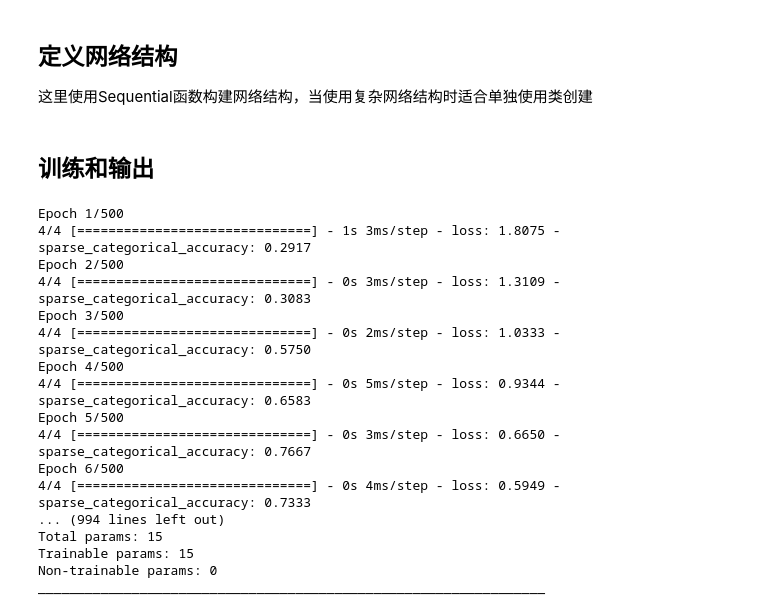
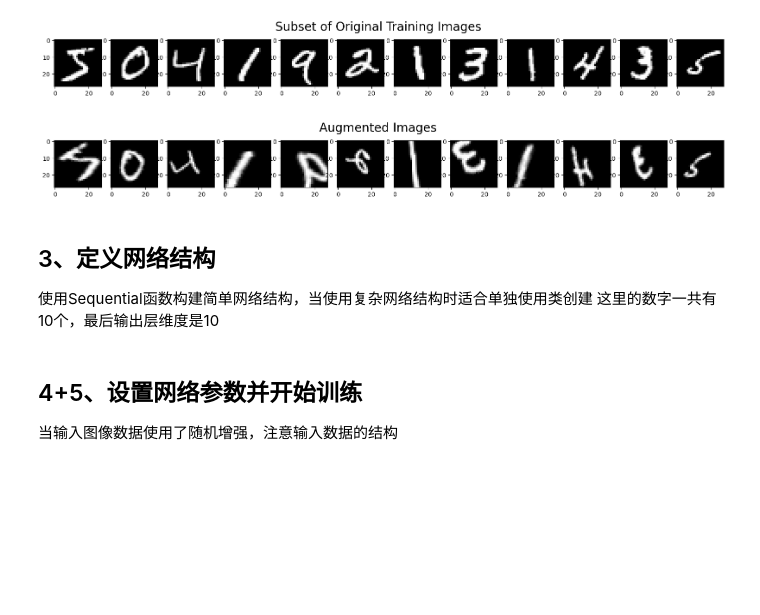
Before and after one commit to Wuito/my_ML_Notebook, a Jupyter notebook: Tensorflow2/2_KerasNN/3_MINIST_baseline.ipynb, the cells around one changed output. Cells and saved outputs as stored; diff of their text form; code cells hidden in the pictures; blank space fills up the shorter version.

```diff
--- a/Tensorflow2/2_KerasNN/3_MINIST_baseline.ipynb
+++ b/Tensorflow2/2_KerasNN/3_MINIST_baseline.ipynb
@@ -65,0 +35,8 @@ x_data add a column:
+# %%
+(x_train, y_train), (x_test, y_test) = tf.keras.datasets.mnist.load_data(path='E:\Code\myMachineLearning\Tensorflow2\Data\mnist.npz')
+
+print('训练集样本的大小:', x_train.shape)
+print('训练集标签的大小:', y_train.shape)
+print('测试集样本的大小:', x_test.shape)
+print('测试集标签的大小:', y_test.shape)
+print(x_test[1])
@@ -66,3 +75,41 @@ x_data add a column:
+# %%
+x_train, x_test = x_train/255.0, x_test/255.0   # 灰度图像数据归一化处理
+
+fig = plt.figure(figsize=(20, 2))
+plt.set_cmap('gray')
+# 显示原始图片
+for i in range(0, 12):
+    ax = fig.add_subplot(1, 12, i + 1)
+    ax.imshow(x_train[i])
+fig.suptitle('Subset of Original Training Images', fontsize=20)
+plt.show()
+
+img_gen = True  # 是否使用数据增强
+if img_gen is True:
+    x_train = x_train.reshape(x_train.shape[0], 28, 28, 1)  # 数据扩充要求输入的数据是四维
+    img_prossess_Gen = tf.keras.preprocessing.image.ImageDataGenerator(
+        rescale=1./1.,
+        horizontal_flip=True,
+        rotation_range=45,
+        width_shift_range=.15,
+        height_shift_range=.15,
+        zoom_range=0.5
+    )
+    img_prossess_Gen.fit(x_train)
+
+    # 显示增强后的图片
+    fig = plt.figure(figsize=(20, 2))
+    for x_batch in img_prossess_Gen.flow(x_train, batch_size=12, shuffle=False):
+        for i in range(0, 12):
+            ax = fig.add_subplot(1, 12, i + 1)
+            ax.imshow(np.squeeze(x_batch[i]))
+        fig.suptitle('Augmented Images', fontsize=20)
+        plt.show()
+        break
+# %% [output]
+[figure, added]
+[figure, added]
 # %% [markdown]
-## 定义网络结构
-这里使用Sequential函数构建网络结构，当使用复杂网络结构时适合单独使用类创建
+## 3、定义网络结构
+使用Sequential函数构建简单网络结构，当使用复杂网络结构时适合单独使用类创建
+这里的数字一共有10个，最后输出层维度是10
@@ -75,23 +115,0 @@ model.compile(optimizer = tf.keras.optimizers.SGD(learning_rate = 0.1), # 参数
-# %% [markdown]
-## 训练和输出
-# %%
-model.fit(x_train,y_train, epochs=500, validation_freq=20, validation_split=0.2)
-model.summary()
-# %% [output]
-Epoch 1/500
-4/4 [==============================] - 1s 3ms/step - loss: 1.8075 - sparse_categorical_accuracy: 0.2917
-Epoch 2/500
-4/4 [==============================] - 0s 3ms/step - loss: 1.3109 - sparse_categorical_accuracy: 0.3083
-Epoch 3/500
-4/4 [==============================] - 0s 2ms/step - loss: 1.0333 - sparse_categorical_accuracy: 0.5750
-Epoch 4/500
-4/4 [==============================] - 0s 5ms/step - loss: 0.9344 - sparse_categorical_accuracy: 0.6583
-Epoch 5/500
-4/4 [==============================] - 0s 3ms/step - loss: 0.6650 - sparse_categorical_accuracy: 0.7667
-Epoch 6/500
-4/4 [==============================] - 0s 4ms/step - loss: 0.5949 - sparse_categorical_accuracy: 0.7333
-... (994 lines left out)
-Total params: 15
-Trainable params: 15
-Non-trainable params: 0
-_________________________________________________________________
@@ -97,0 +141,3 @@ _________________________________________________________________
+# %% [markdown]
+## 4+5、设置网络参数并开始训练
+当输入图像数据使用了随机增强，注意输入数据的结构
```
Also changed, not shown: parts of 13 cells of this notebook, 5 other files.
